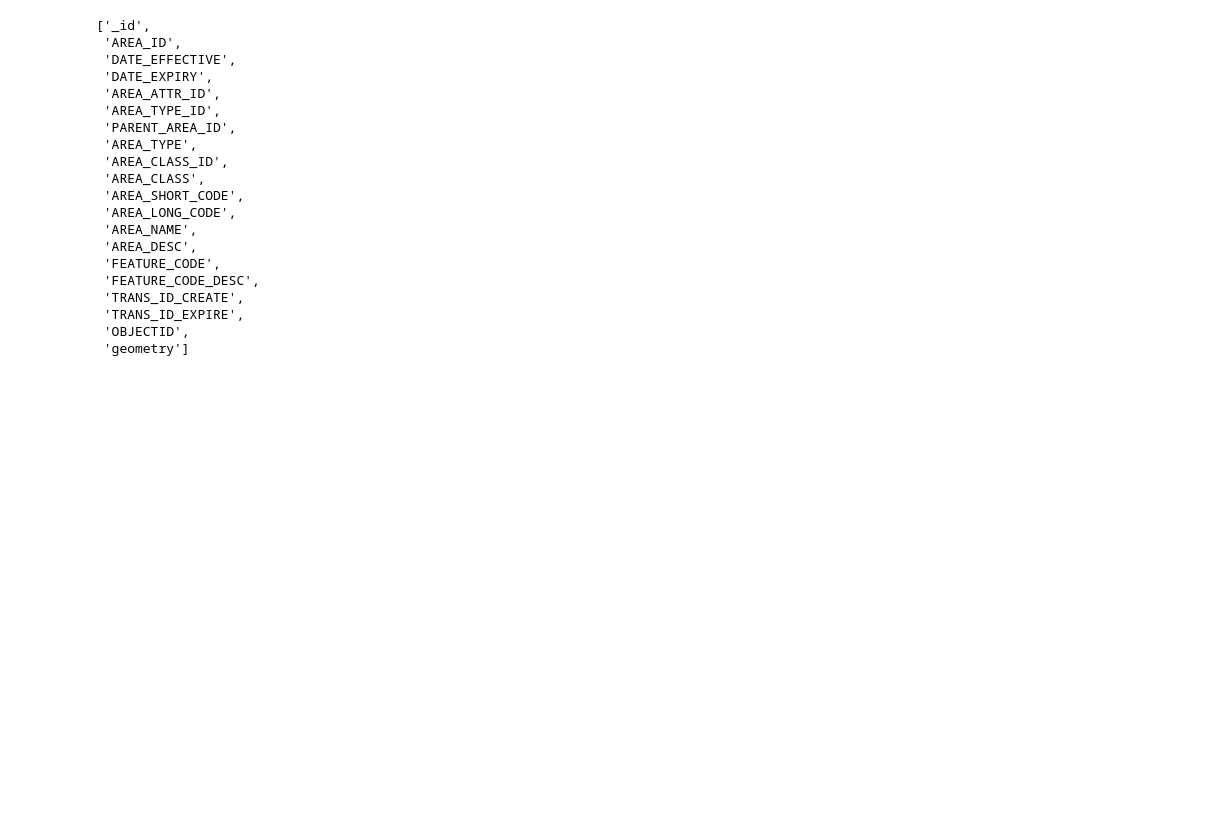
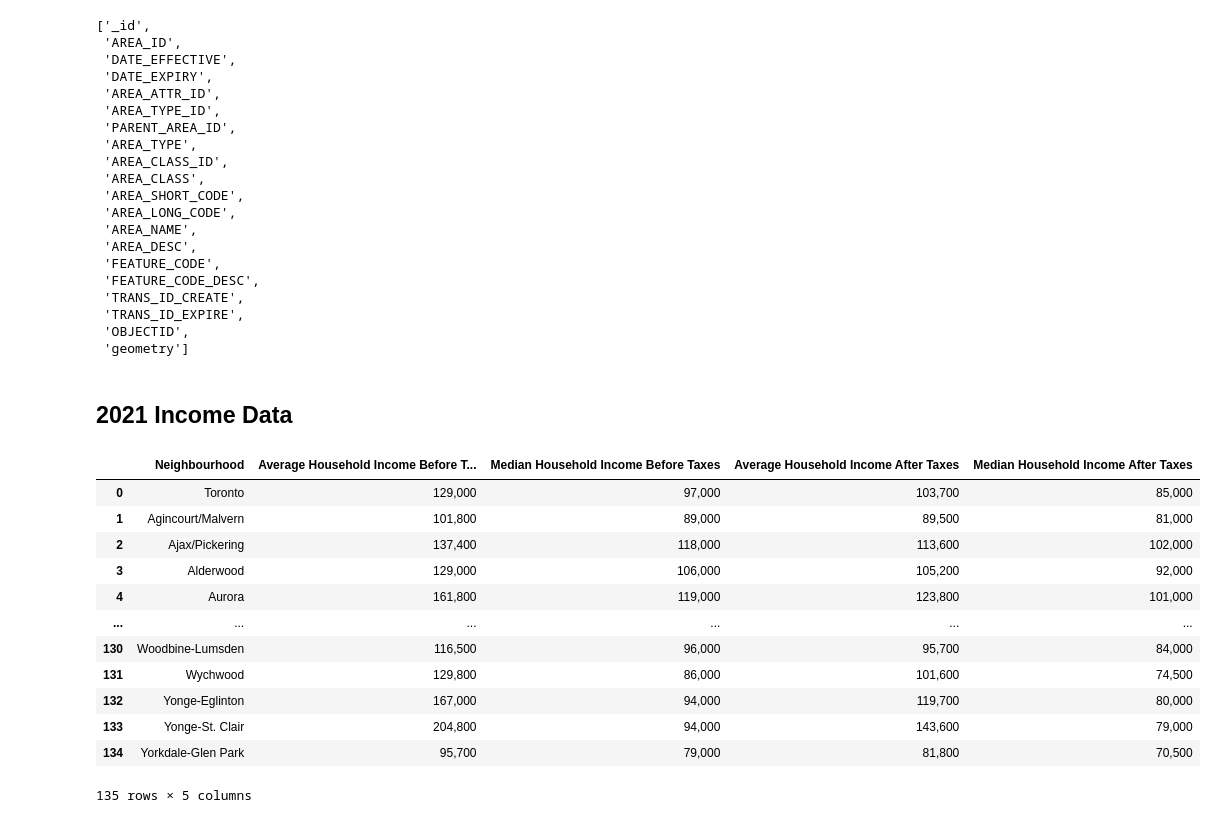
Before and after one commit to lucas-ben/mba-business-analytics, a Jupyter notebook: Data Viz Data Folder/file.ipynb, the cells around one changed output. Drawn from its saved outputs; the diff is of its cells as text; code cells hidden in the pictures; blank space fills up the shorter version.

```diff
--- a/Data Viz Data Folder/file.ipynb
+++ b/Data Viz Data Folder/file.ipynb
@@ -231,3 +231,24 @@ list(improvement_areas.columns)
  'TRANS_ID_EXPIRE',
  'OBJECTID',
  'geometry']
+# %% [markdown]
+## **2021 Income Data**
+# %%
+df = pd.read_csv('/Users/lucasben/Documents/mba-business-analytics/Data Viz Data Folder/2021-toronto-average-median-household-incomes.csv')
+df
+df.rename(columns={'Average Household Income Before Taxes': 'Neighbourhood', 'Median Household Income Before Taxes': 'Average Household Income Before Taxes', 'Average Household Income After Taxes': 'Median Household Income Before Taxes', 'Median Household Income After Taxes': 'Average Household Income After Taxes', 'Unnamed: 4': 'Median Household Income After Taxes'}, inplace=True)
+df
+# %% [output]
+|  | Neighbourhood | Average Household Income Before T... | Median Household Income Before Taxes | Average Household Income After Taxes | Median Household Income After Taxes |
+| 0 | Toronto | 129,000 | 97,000 | 103,700 | 85,000 |
+| 1 | Agincourt/Malvern | 101,800 | 89,000 | 89,500 | 81,000 |
+| 2 | Ajax/Pickering | 137,400 | 118,000 | 113,600 | 102,000 |
+| 3 | Alderwood | 129,000 | 106,000 | 105,200 | 92,000 |
+| 4 | Aurora | 161,800 | 119,000 | 123,800 | 101,000 |
+| ... | ... | ... | ... | ... | ... |
+| 130 | Woodbine-Lumsden | 116,500 | 96,000 | 95,700 | 84,000 |
+| 131 | Wychwood | 129,800 | 86,000 | 101,600 | 74,500 |
+| 132 | Yonge-Eglinton | 167,000 | 94,000 | 119,700 | 80,000 |
+| 133 | Yonge-St. Clair | 204,800 | 94,000 | 143,600 | 79,000 |
+| 134 | Yorkdale-Glen Park | 95,700 | 79,000 | 81,800 | 70,500 |
+135 rows × 5 columns
```
Also changed, not shown: parts of 2 cells of this notebook, 4 other files.
